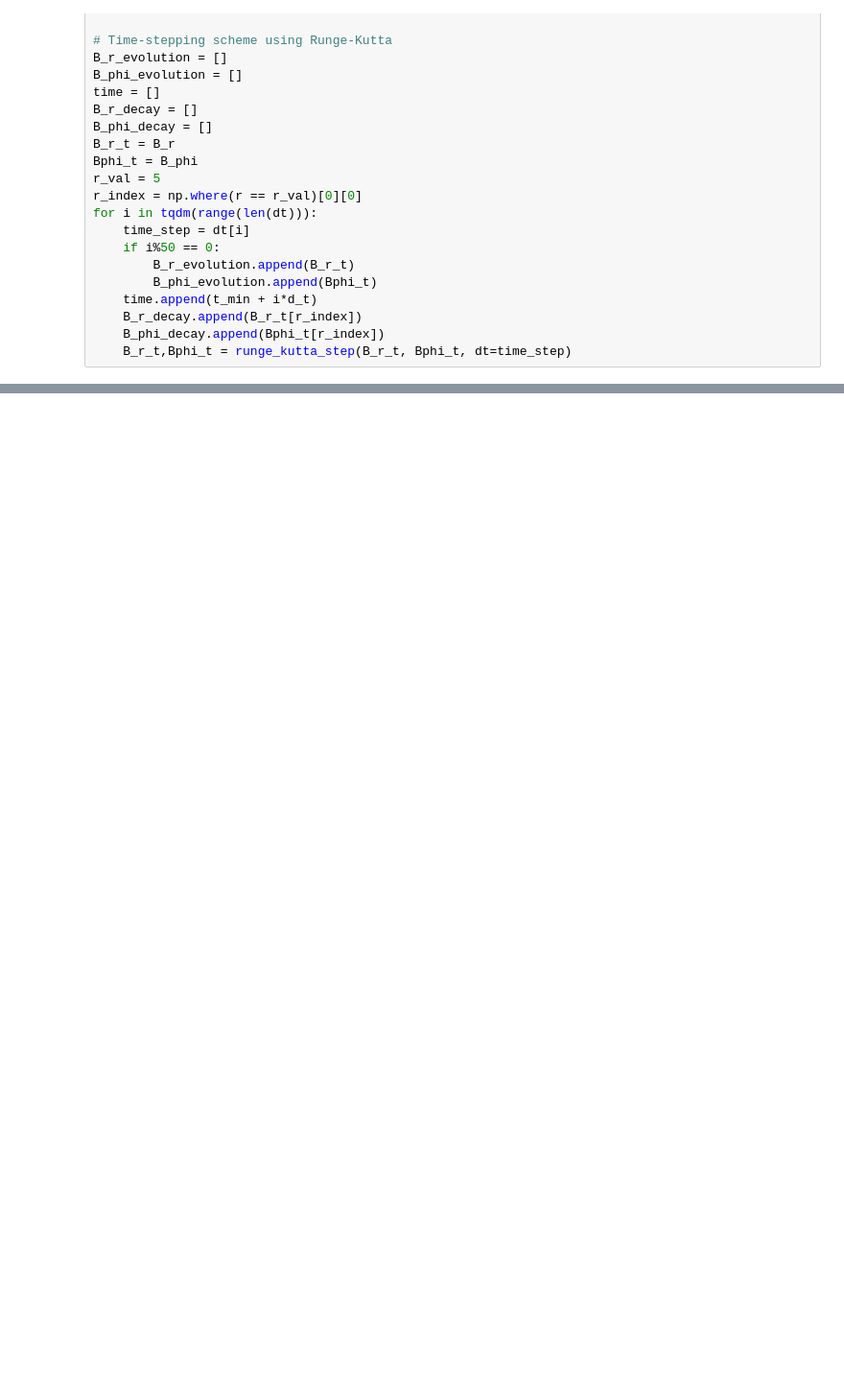
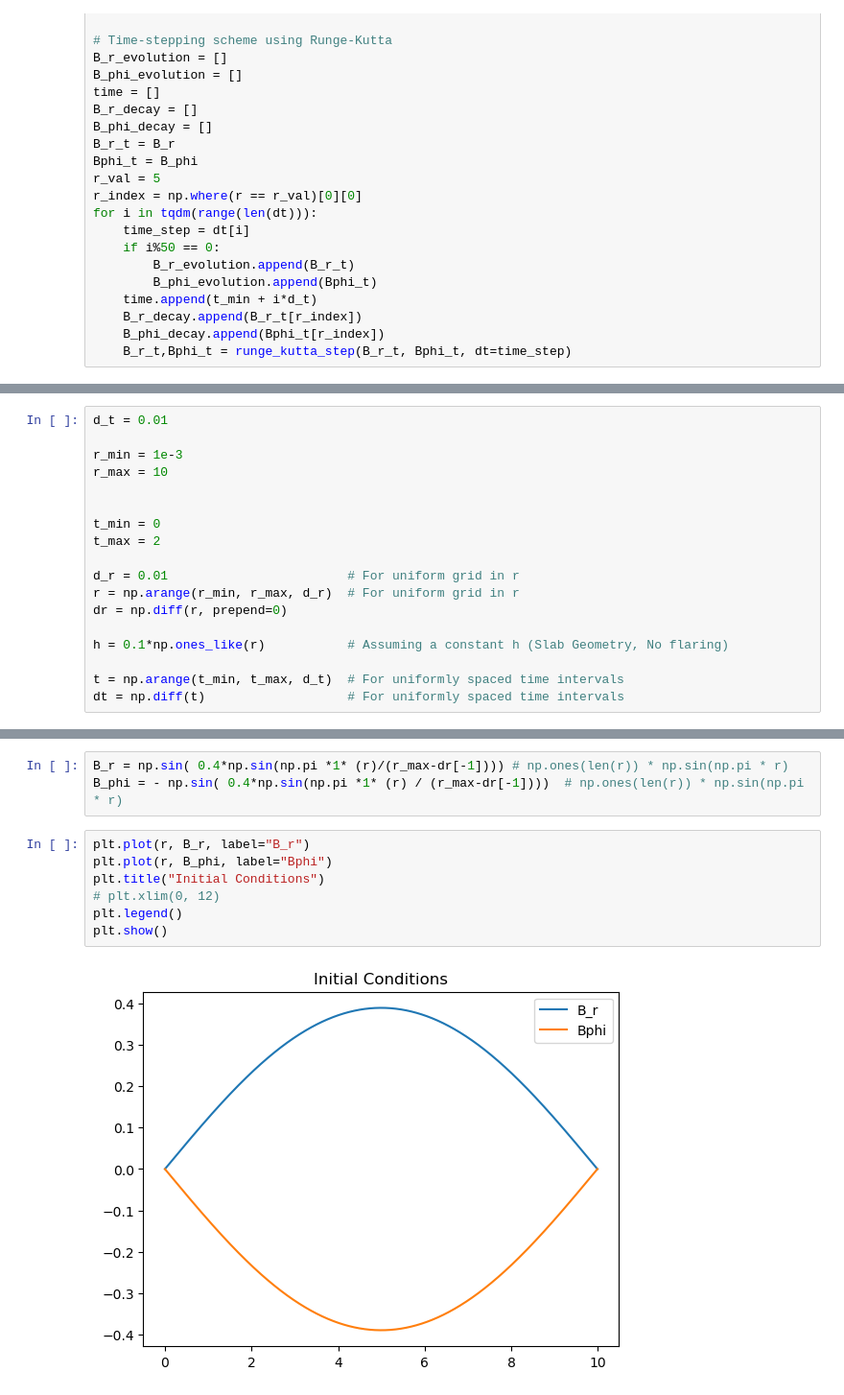
Before and after one commit to dc250601/MHD.github.io, a Jupyter notebook: Solution.ipynb, the cells around one changed output, grey strips where cells are left out. Shown at 96% size. Drawn from its saved outputs; the diff is of its cells as text; blank space fills up the shorter version.

```diff
--- a/Solution.ipynb
+++ b/Solution.ipynb
@@ -192,0 +190,18 @@ plt.legend(loc=(1.1,0.01))
+# %%
+d_t = 0.01
+
+r_min = 1e-3
+r_max = 10
+
+
+t_min = 0
+t_max = 2
+
+d_r = 0.01                        # For uniform grid in r
+r = np.arange(r_min, r_max, d_r)  # For uniform grid in r
+dr = np.diff(r, prepend=0)
+
+h = 0.1*np.ones_like(r)           # Assuming a constant h (Slab Geometry, No flaring)
+
+t = np.arange(t_min, t_max, d_t)  # For uniformly spaced time intervals
+dt = np.diff(t)                   # For uniformly spaced time intervals
@@ -192,0 +219,12 @@ plt.legend(loc=(1.1,0.01))
+# %%
+B_r = np.sin( 0.4*np.sin(np.pi *1* (r)/(r_max-dr[-1]))) # np.ones(len(r)) * np.sin(np.pi * r)
+B_phi = - np.sin( 0.4*np.sin(np.pi *1* (r) / (r_max-dr[-1])))  # np.ones(len(r)) * np.sin(np.pi * r)
+# %%
+plt.plot(r, B_r, label="B_r")
+plt.plot(r, B_phi, label="Bphi")
+plt.title("Initial Conditions")
+# plt.xlim(0, 12)
+plt.legend()
+plt.show()
+# %% [output]
+[figure, added]
```
Also changed, not shown: parts of 8 cells of this notebook, 31 other files.
